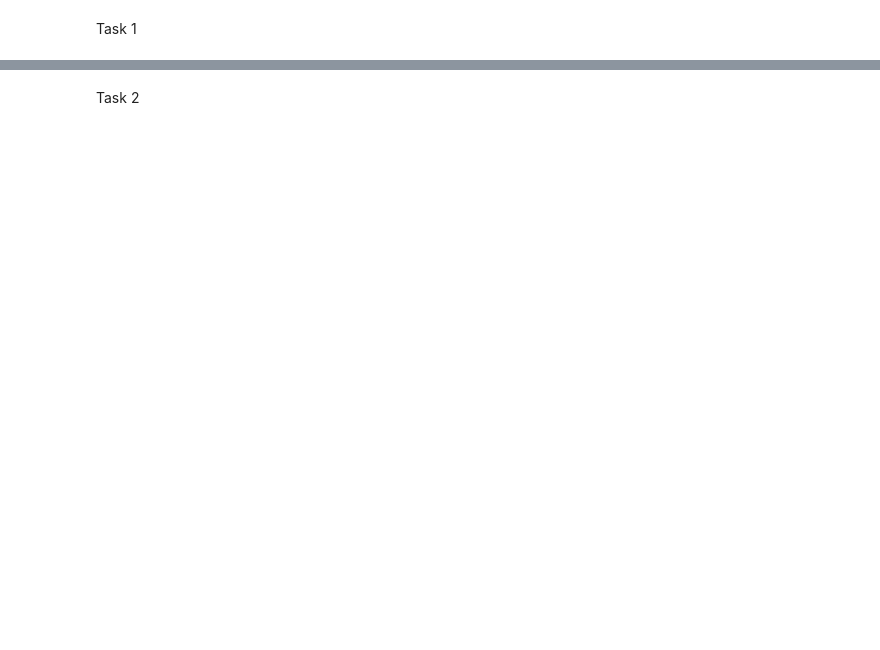
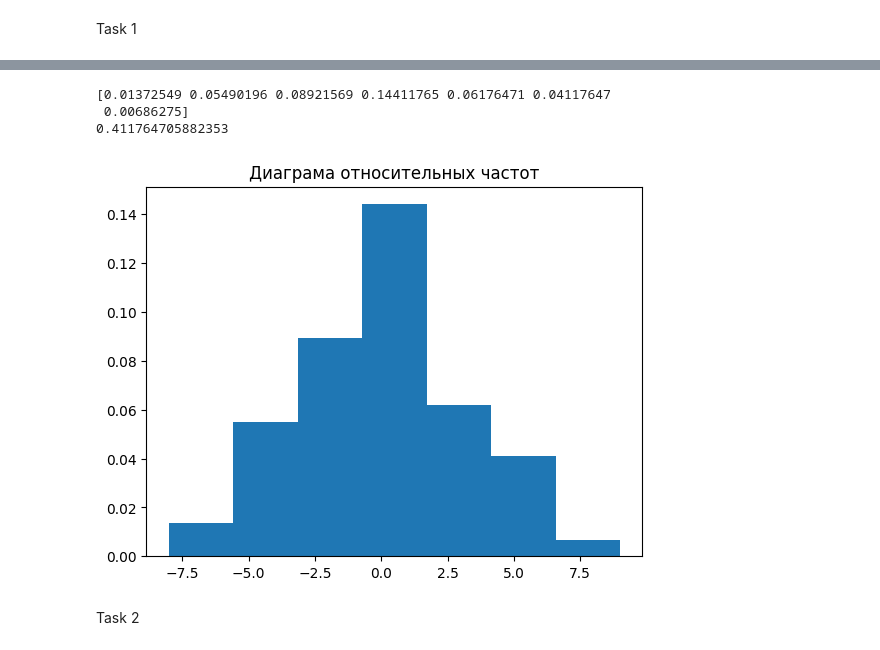
Before and after one commit to c0de1sl1fe/Probability, a Jupyter notebook: lab_1/main.ipynb, the cells around one changed output, grey strips where cells are left out. Drawn from its saved outputs; the diff is of its cells as text; code cells hidden in the pictures; blank space fills up the shorter version.

```diff
--- a/lab_1/main.ipynb
+++ b/lab_1/main.ipynb
@@ -116,3 +101,13 @@ plt.stairs(frequency, intervals, fill=True)
+# %%
+plt.title("Диаграма относительных частот")
+plt.stairs(my_pdf, intervals, fill=True)
+print(my_pdf)
+print(my_pdf.sum())
+# %% [output]
+[0.01372549 0.05490196 0.08921569 0.14411765 0.06176471 0.04117647
+ 0.00686275]
+0.411764705882353
+[figure, added]
 # %% [markdown]
 Task 2
 # %%
```
Also changed, not shown: parts of 19 cells of this notebook.
